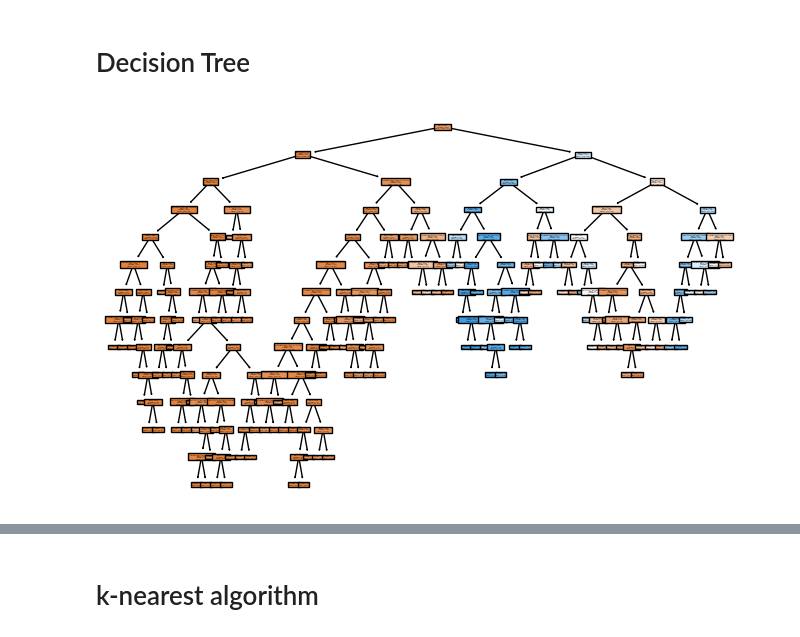
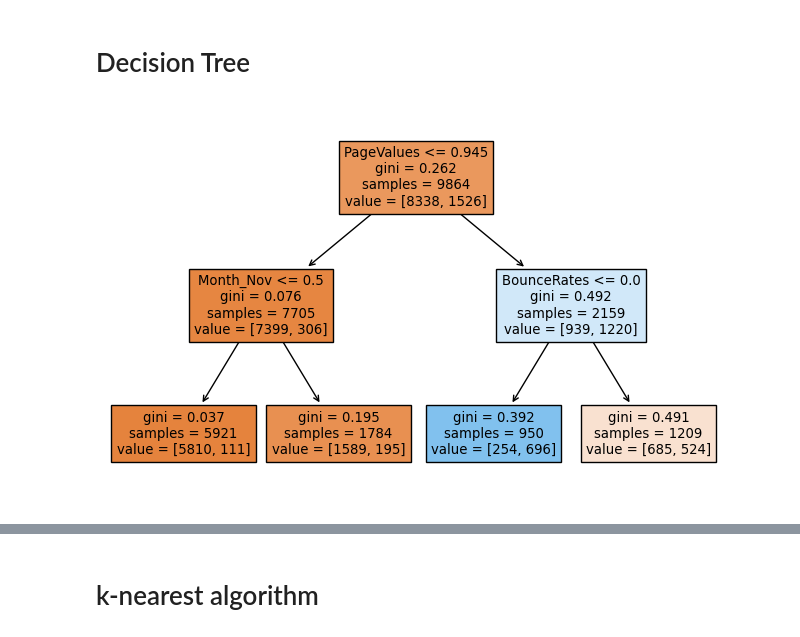
Before and after one commit to LKN-SP/MS9002, a Jupyter notebook: Hackathon/Hackathon.ipynb, the cells around one changed output, grey strips where cells are left out. Drawn from its saved outputs; the diff is of its cells as text; code cells hidden in the pictures.

```diff
--- a/Hackathon/Hackathon.ipynb
+++ b/Hackathon/Hackathon.ipynb
@@ -186,18 +196,14 @@ from sklearn.metrics import accuracy_score, confusion_matrix, ConfusionMatrixDis
 # %%
-# Specify model parameters
-criterion = 'gini'
-min_samples_leaf = 40
-
 # Build model
-model = DecisionTreeClassifier(criterion=criterion, min_samples_leaf=min_samples_leaf)
+model = DecisionTreeClassifier(criterion='gini', max_depth=2, min_samples_split=100)
 
 # Fit model on training data
 model.fit(train_x, train_y)
 
 # Visualize the decision tree
 feature_names = train_x.columns.tolist()
 plt.figure(figsize=(8, 5))
 plot_tree(model, filled=True, feature_names=feature_names)
 plt.show()
 # %% [output]
-[figure, old version]
+[figure, new version]
```
Also changed, not shown: parts of 25 cells of this notebook.
